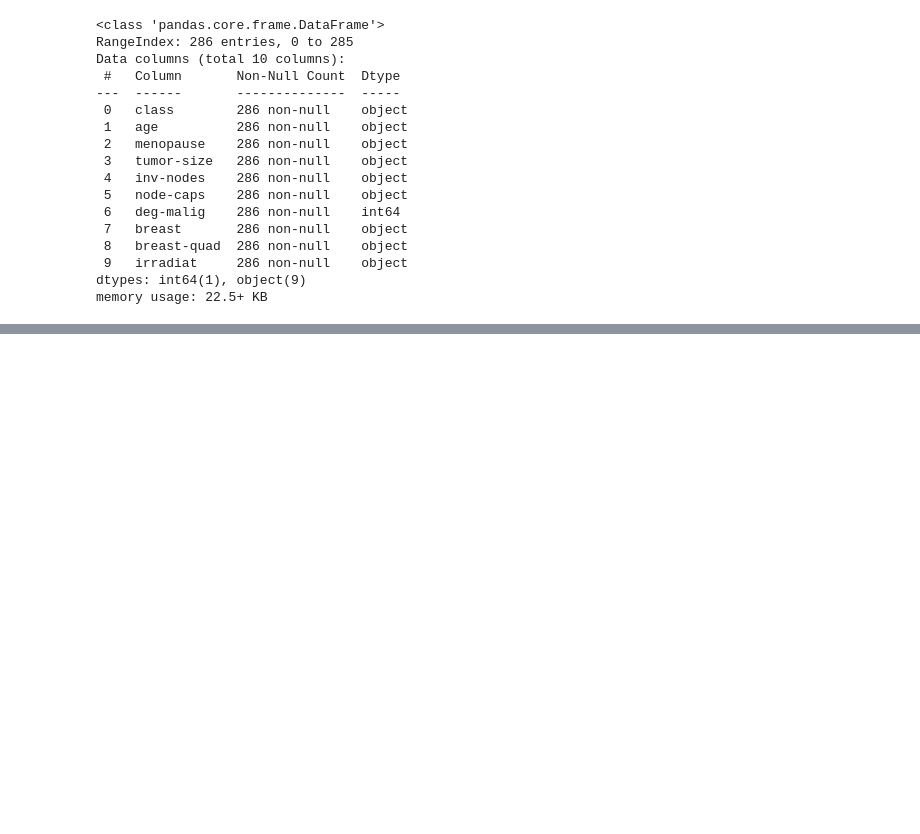
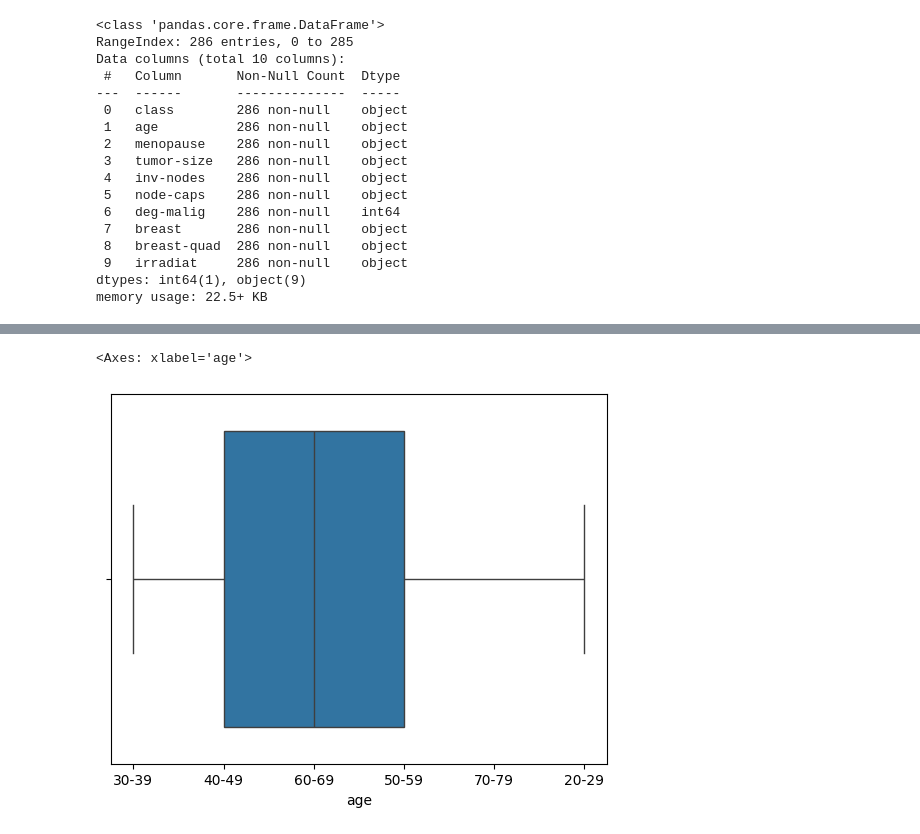
Before and after one commit to brauliolpx/coe379l-projects, a Jupyter notebook: Project_2/Project_2.ipynb, the cells around one changed output, grey strips where cells are left out. Drawn from its saved outputs; the diff is of its cells as text; code cells hidden in the pictures; blank space fills up the shorter version.

```diff
--- a/Project_2/Project_2.ipynb
+++ b/Project_2/Project_2.ipynb
@@ -82,0 +101,5 @@ memory usage: 22.5+ KB
+# %%
+sns.boxplot(data=data, x='age')
+# %% [output]
+<Axes: xlabel='age'>
+[figure, added]
```
Also changed, not shown: parts of 4 cells of this notebook.
